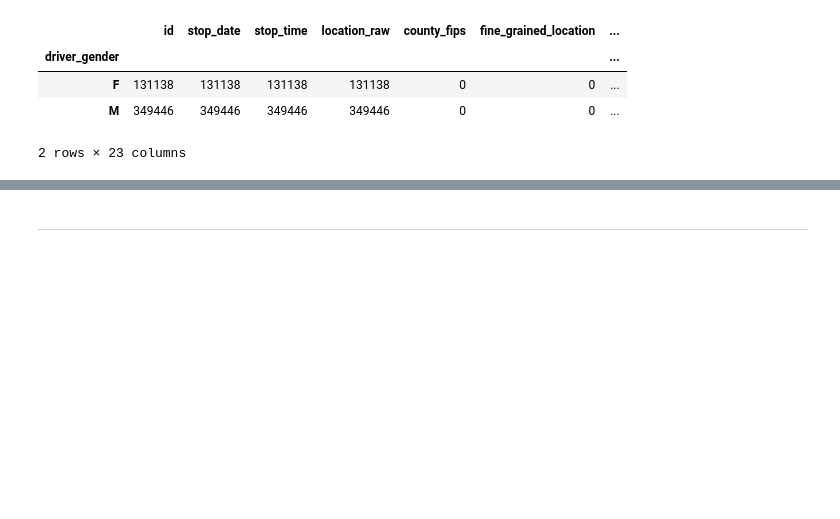
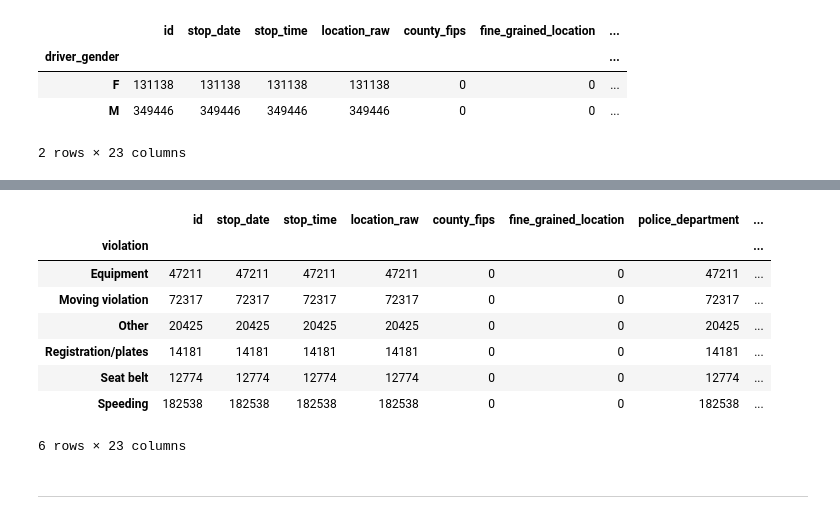
Before and after one commit to Ertugrul-Kurubal/Data-Analysis-With-Python-Projects, a Jupyter notebook: 02-Exploring The Relationship Between Gender And Policing (Student).ipynb, the cells around one changed output, grey strips where cells are left out. Cells and saved outputs as stored; diff of their text form; code cells hidden in the pictures; blank space fills up the shorter version.

```diff
--- a/02-Exploring The Relationship Between Gender And Policing (Student).ipynb
+++ b/02-Exploring The Relationship Between Gender And Policing (Student).ipynb
@@ -118,3 +184,15 @@ df.groupby("driver_gender").count()
+# %%
+df_m.groupby("violation").count()
+# %% [output]
+|  | id | stop_date | stop_time | location_raw | county_fips | fine_grained_location | police_department | ... |
+| violation |  |  |  |  |  |  |  | ... |
+| Equipment | 47211 | 47211 | 47211 | 47211 | 0 | 0 | 47211 | ... |
+| Moving violation | 72317 | 72317 | 72317 | 72317 | 0 | 0 | 72317 | ... |
+| Other | 20425 | 20425 | 20425 | 20425 | 0 | 0 | 20425 | ... |
+| Registration/plates | 14181 | 14181 | 14181 | 14181 | 0 | 0 | 14181 | ... |
+| Seat belt | 12774 | 12774 | 12774 | 12774 | 0 | 0 | 12774 | ... |
+| Speeding | 182538 | 182538 | 182538 | 182538 | 0 | 0 | 182538 | ... |
+6 rows × 23 columns
 # %% [markdown]
 ***
 # %% [markdown]
```
Also changed, not shown: parts of 6 cells of this notebook.
